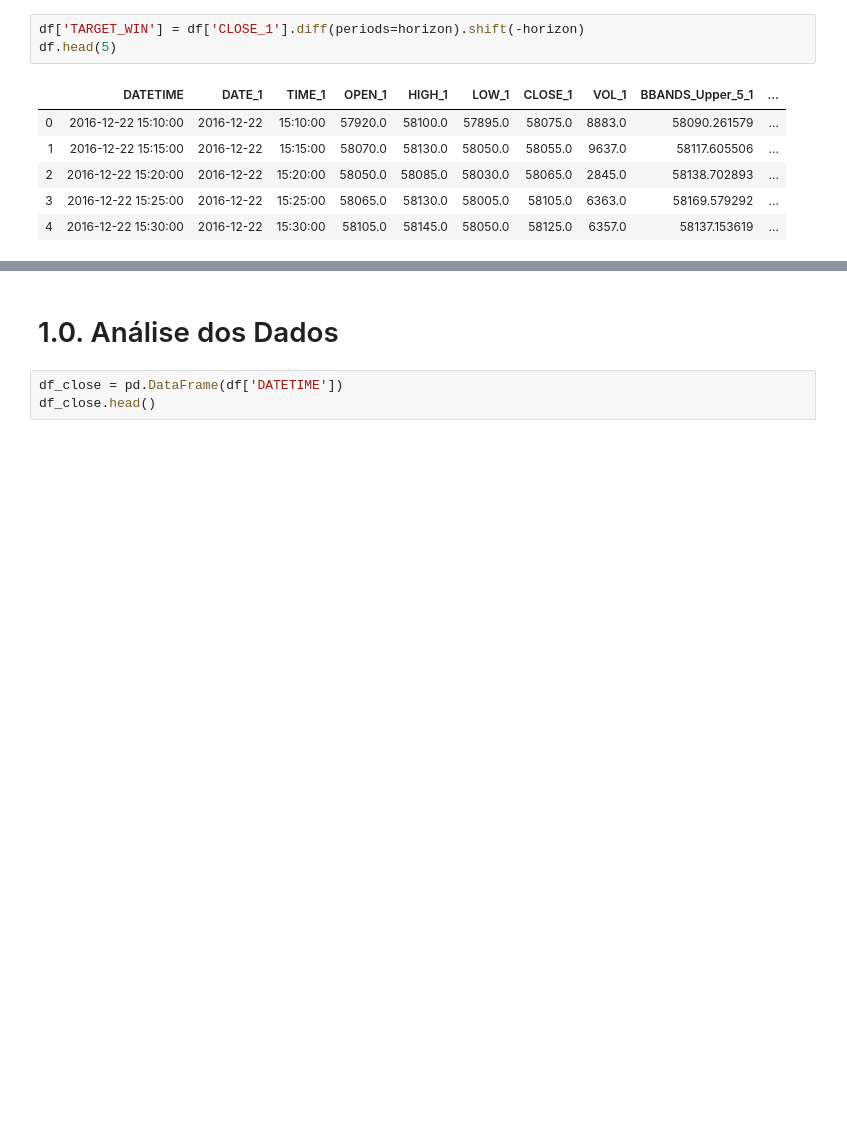
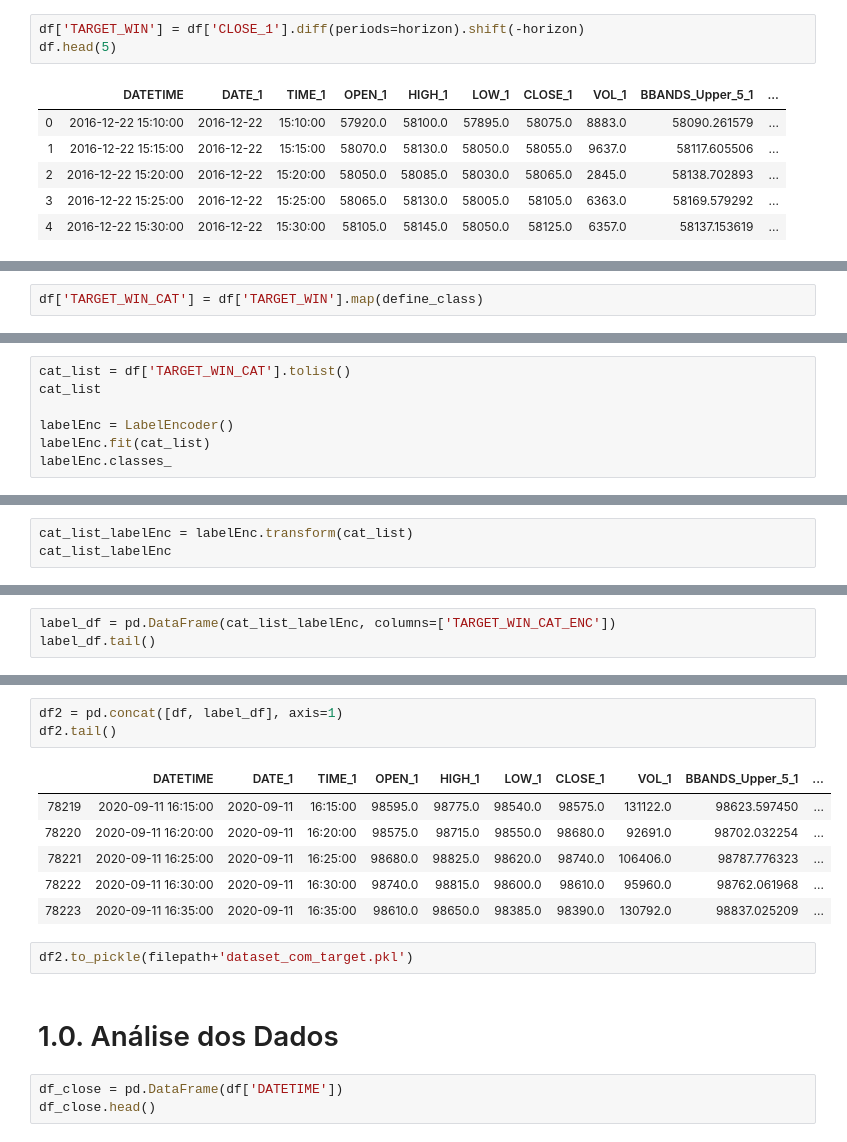
Before and after one commit to audelianoli/stock_market_predition_w_blue_chips, a Jupyter notebook: eda.ipynb, the cells around one changed output, grey strips where cells are left out. Saved outputs shown, nothing was run; the diff lists cells and outputs as text; blank space fills up the shorter version.

```diff
--- a/eda.ipynb
+++ b/eda.ipynb
@@ -68,0 +93,2 @@ df.tail(5)
+# %%
+df['TARGET_WIN_CAT'] = df['TARGET_WIN'].map(define_class)
@@ -68,0 +123,7 @@ df.tail(5)
+# %%
+cat_list = df['TARGET_WIN_CAT'].tolist()
+cat_list
+
+labelEnc = LabelEncoder()
+labelEnc.fit(cat_list)
+labelEnc.classes_
@@ -68,0 +132,3 @@ df.tail(5)
+# %%
+cat_list_labelEnc = labelEnc.transform(cat_list)
+cat_list_labelEnc
@@ -68,0 +137,3 @@ df.tail(5)
+# %%
+label_df = pd.DataFrame(cat_list_labelEnc, columns=['TARGET_WIN_CAT_ENC'])
+label_df.tail()
@@ -69,3 +147,15 @@ df.tail(5)
+# %%
+df2 = pd.concat([df, label_df], axis=1)
+df2.tail()
+# %% [output]
+|  | DATETIME | DATE_1 | TIME_1 | OPEN_1 | HIGH_1 | LOW_1 | CLOSE_1 | VOL_1 | BBANDS_Upper_5_1 | ... |
+| 78219 | 2020-09-11 16:15:00 | 2020-09-11 | 16:15:00 | 98595.0 | 98775.0 | 98540.0 | 98575.0 | 131122.0 | 98623.597450 | ... |
+| 78220 | 2020-09-11 16:20:00 | 2020-09-11 | 16:20:00 | 98575.0 | 98715.0 | 98550.0 | 98680.0 | 92691.0 | 98702.032254 | ... |
+| 78221 | 2020-09-11 16:25:00 | 2020-09-11 | 16:25:00 | 98680.0 | 98825.0 | 98620.0 | 98740.0 | 106406.0 | 98787.776323 | ... |
+| 78222 | 2020-09-11 16:30:00 | 2020-09-11 | 16:30:00 | 98740.0 | 98815.0 | 98600.0 | 98610.0 | 95960.0 | 98762.061968 | ... |
+| 78223 | 2020-09-11 16:35:00 | 2020-09-11 | 16:35:00 | 98610.0 | 98650.0 | 98385.0 | 98390.0 | 130792.0 | 98837.025209 | ... |
+# %%
+df2.to_pickle(filepath+'dataset_com_target.pkl')
 # %% [markdown]
 # 1.0. Análise dos Dados
 # %%
```
Also changed, not shown: parts of 27 cells of this notebook, 4 other files.
